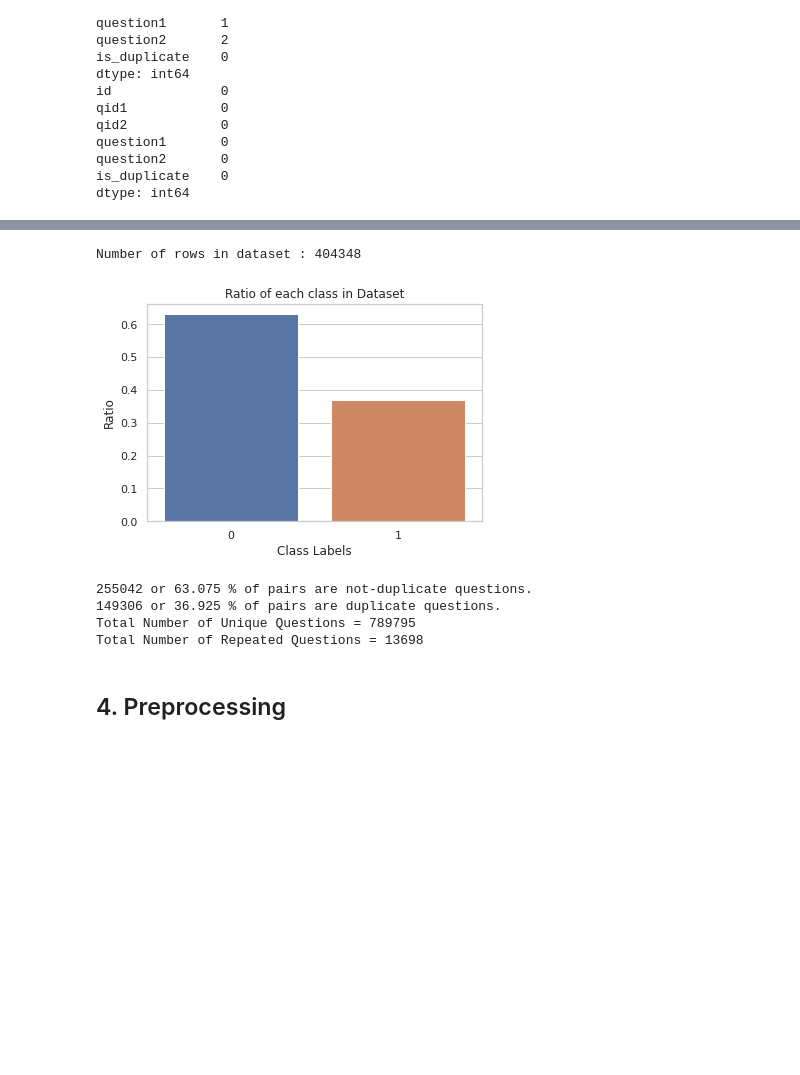
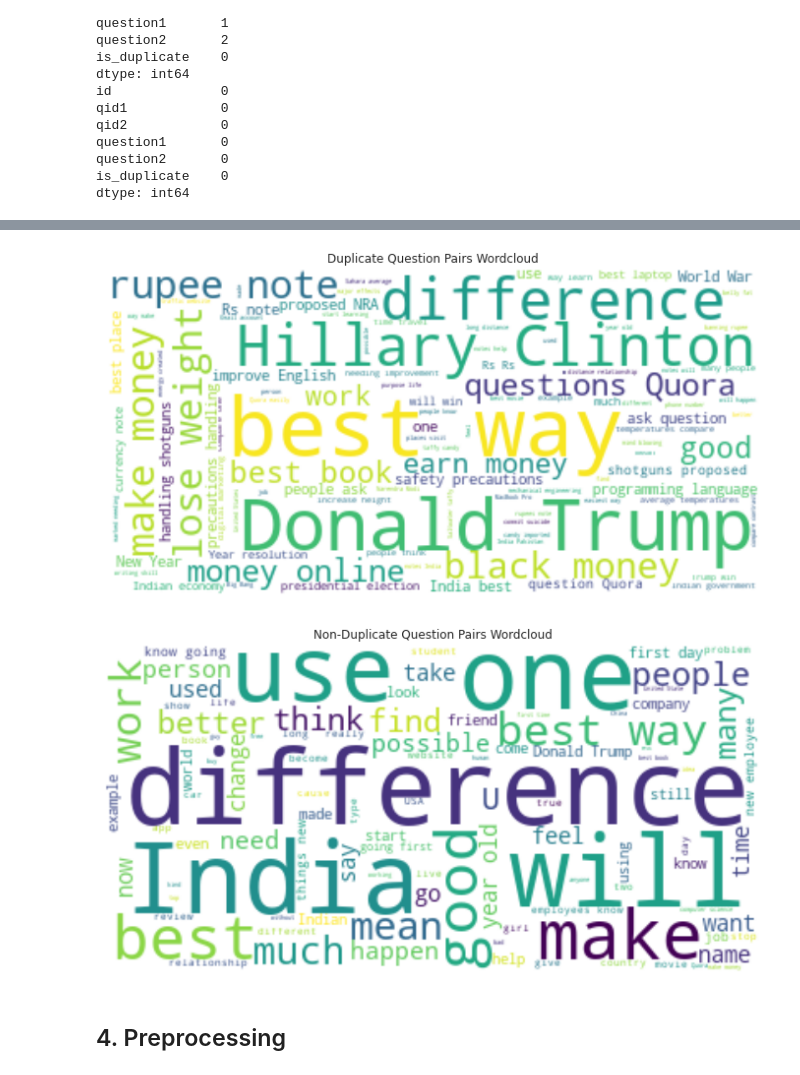
Before and after one commit to tushar2407/question-pair-similarity, a Jupyter notebook: NLP_Project_Pulkit.ipynb, the cells around one changed output, grey strips where cells are left out. Drawn from its saved outputs; the diff is of its cells as text; code cells hidden in the pictures; blank space fills up the shorter version.

```diff
--- a/NLP_Project_Pulkit.ipynb
+++ b/NLP_Project_Pulkit.ipynb
@@ -115,0 +180,4 @@ def stats(df):
+# %%
+stats(questions)
+questions = extractBasicFeatures(questions)
+EDA(questions)
@@ -116,12 +194,8 @@ def stats(df):
 # %%
-stats(questions)
+plotWordCloud(questions)
 # %% [output]
-Number of rows in dataset : 404348
-[figure, old version]
+[figure, new version]
-255042 or 63.075 % of pairs are not-duplicate questions.
-149306 or 36.925 % of pairs are duplicate questions.
-Total Number of Unique Questions = 789795
-Total Number of Repeated Questions = 13698
+[figure, added]
 # %% [markdown]
 ## 4. Preprocessing
 # %%
```
Also changed, not shown: parts of 7 cells of this notebook.
